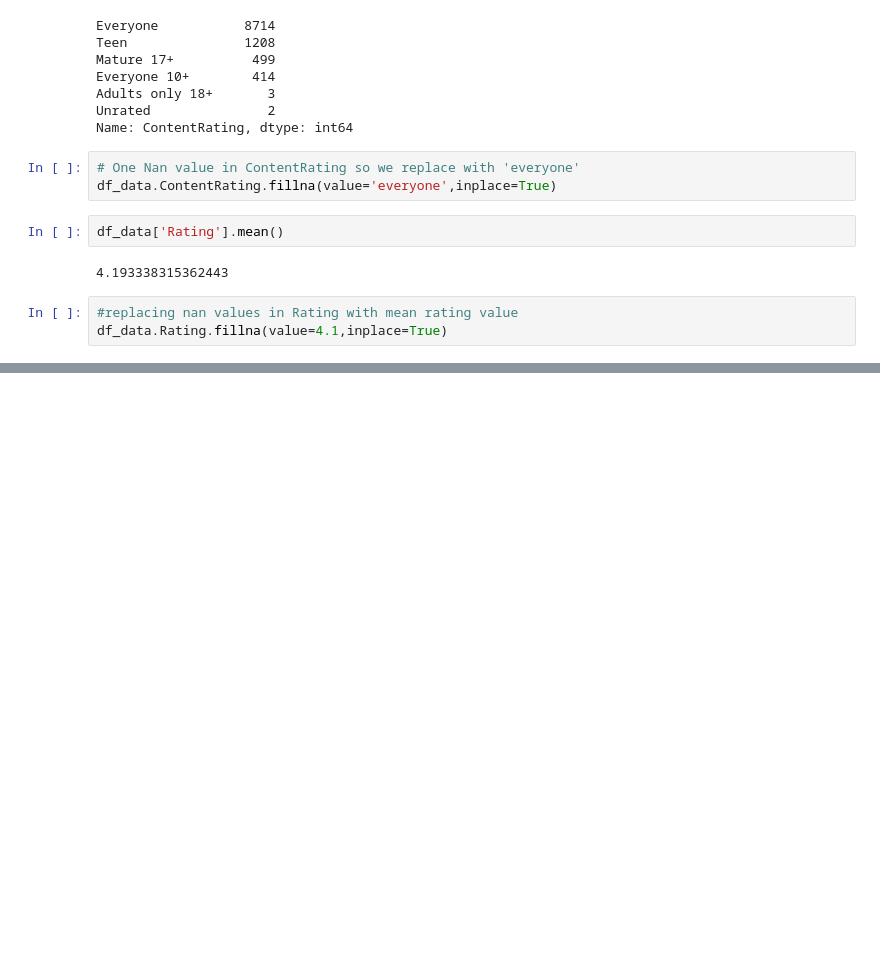
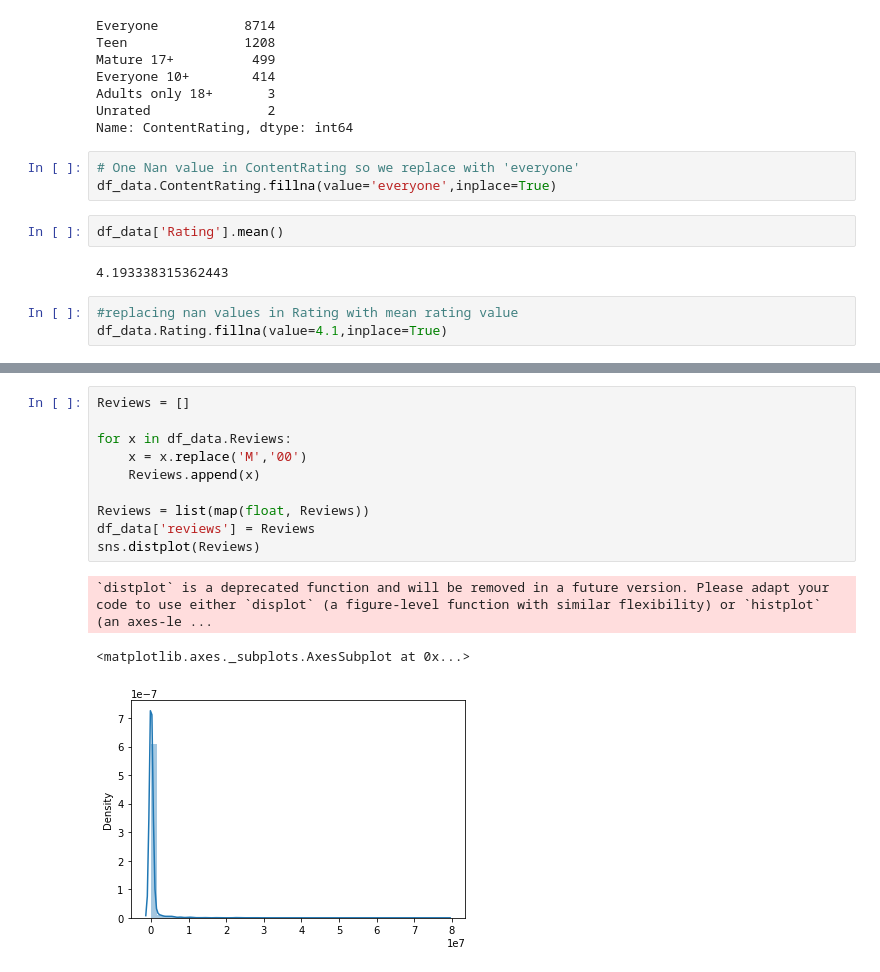
Before and after one commit to madhulika-1990/-EDA-on-Playstore-review-, a Jupyter notebook: Play_Store_App_Review_Analysis_Capstone_Project.ipynb, the cells around one changed output, grey strips where cells are left out. Saved outputs shown, nothing was run; the diff lists cells and outputs as text; blank space fills up the shorter version.

Commit message:
data analyzing continued

```diff
--- a/Play_Store_App_Review_Analysis_Capstone_Project.ipynb
+++ b/Play_Store_App_Review_Analysis_Capstone_Project.ipynb
@@ -260,0 +277,14 @@ df_data.Rating.fillna(value=4.1,inplace=True)
+# %%
+Reviews = []
+
+for x in df_data.Reviews:
+    x = x.replace('M','00')
+    Reviews.append(x)
+
+Reviews = list(map(float, Reviews))
+df_data['reviews'] = Reviews
+sns.distplot(Reviews)
+# %% [output]
+`distplot` is a deprecated function and will be removed in a future version. Please adapt your code to use either `displot` (a figure-level function with similar flexibility) or `histplot` (an axes-le ...
+<matplotlib.axes._subplots.AxesSubplot at 0x...>
+[figure, added]
```
Also changed, not shown: parts of 4 cells of this notebook.
